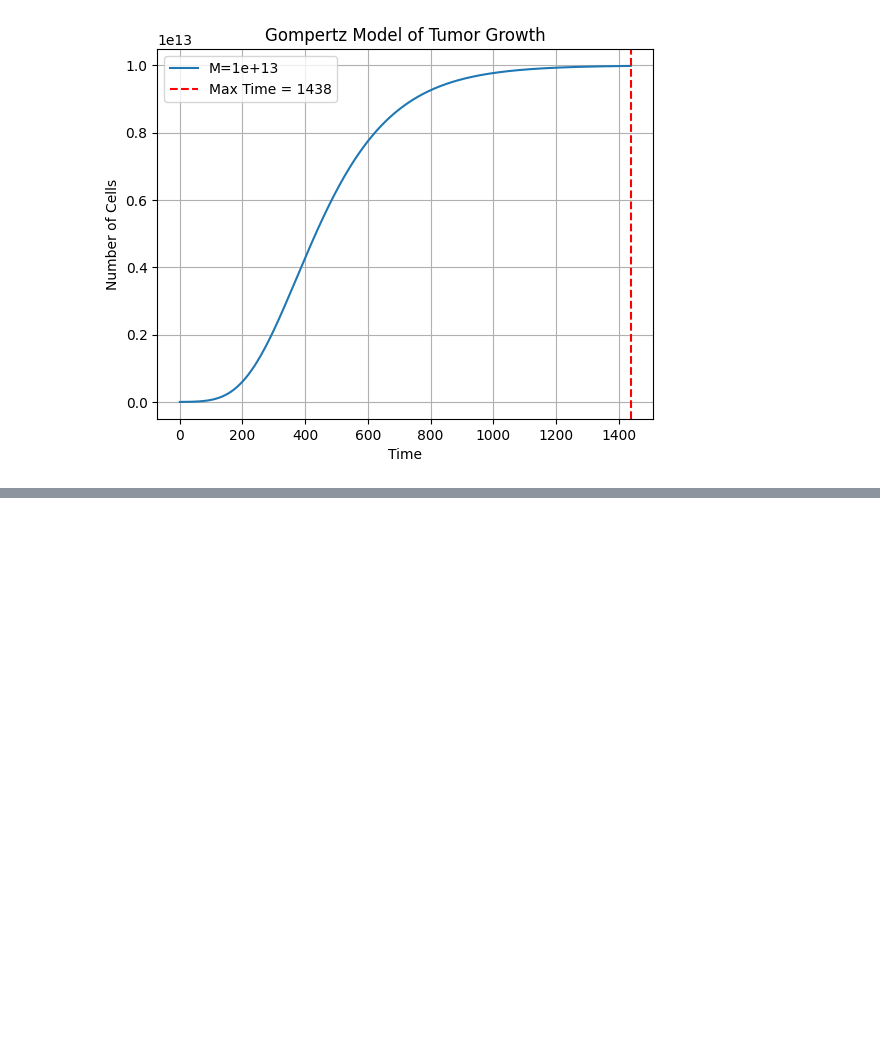
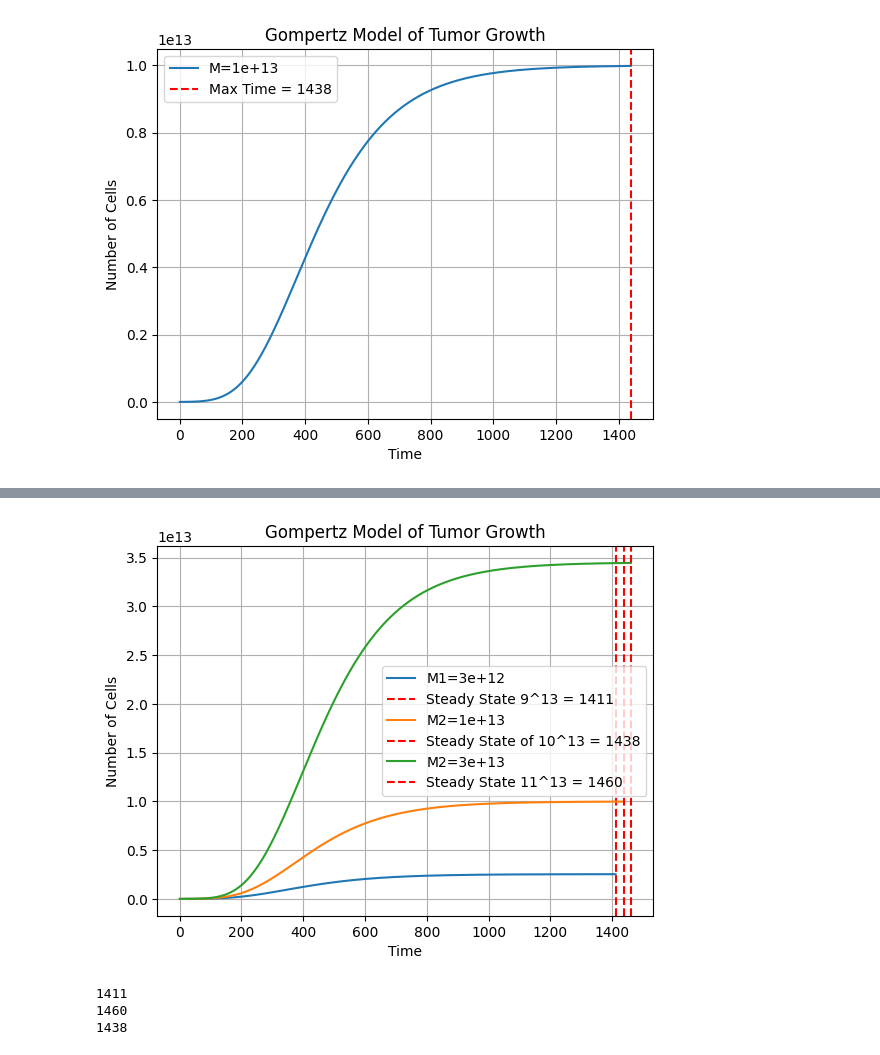
Before and after one commit to jamesmcmillan61/ComputationalScience, a Jupyter notebook: Final/Task2.1.ipynb, the cells around one changed output, grey strips where cells are left out. Cells and saved outputs as stored; diff of their text form; code cells hidden in the pictures; blank space fills up the shorter version.

```diff
--- a/Final/Task2.1.ipynb
+++ b/Final/Task2.1.ipynb
@@ -85,0 +118,38 @@ Has reached steady state at time: 1438
+# %%
+# Function for displaying a graph representing output
+def DisplayGraphForThreee(ValuesOne, TimesOne, mValueOne, MaxTimeOne, ValuesTwo, TimesTwo, mValueTwo, MaxTimeTwo,ValuesThree, TimesThree, mValueThree, MaxTimeThree):
+    plt.plot(TimesOne, ValuesOne, label=f'M1={mValueOne:.0e}')
+    # if max time was hit so not 0 then it will display a dotted like in red
+    if MaxTimeOne != 0:
+        plt.axvline(x=MaxTimeOne, color='r', linestyle='--', label=f'Steady State 9^13 = {MaxTimeOne}')
+
+    plt.plot(TimesTwo, ValuesTwo, label=f'M2={mValueTwo:.0e}')
+    # if max time was hit so not 0 then it will display a dotted like in red
+    if MaxTimeTwo != 0:
+        plt.axvline(x=MaxTimeTwo, color='r', linestyle='--', label=f'Steady State of 10^13 = {MaxTimeTwo}')
+
+
+    plt.plot(TimesThree, ValuesThree, label=f'M2={mValueThree:.0e}')
+    # if max time was hit so not 0 then it will display a dotted like in red
+    if MaxTimeThree != 0:
+        plt.axvline(x=MaxTimeThree, color='r', linestyle='--', label=f'Steady State 11^13 = {MaxTimeThree}')
+
+
+
+    plt.xlabel('Time')
+    plt.ylabel('Number of Cells')
+    plt.title('Gompertz Model of Tumor Growth')
+    plt.legend()
+    plt.grid(True)
+    plt.show()
+# %%
+# Plot all 3 graphs on the same
+DisplayGraphForThreee(NValues2,Times2,9**13,maxHitTime2,NValues,Times,10**13,maxHitTime,NValues3,Times3,11**13,maxHitTime3)
+print(maxHitTime2)
+print(maxHitTime3)
+print(maxHitTime)
+# %% [output]
+[figure, added]
+1411
+1460
+1438
```
Also changed, not shown: parts of 4 cells of this notebook, 2 other files.
